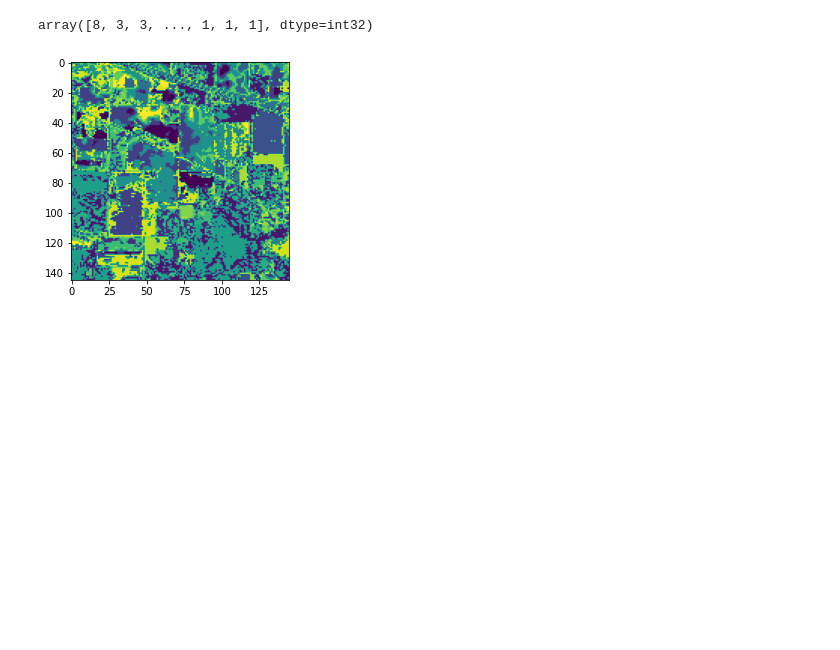
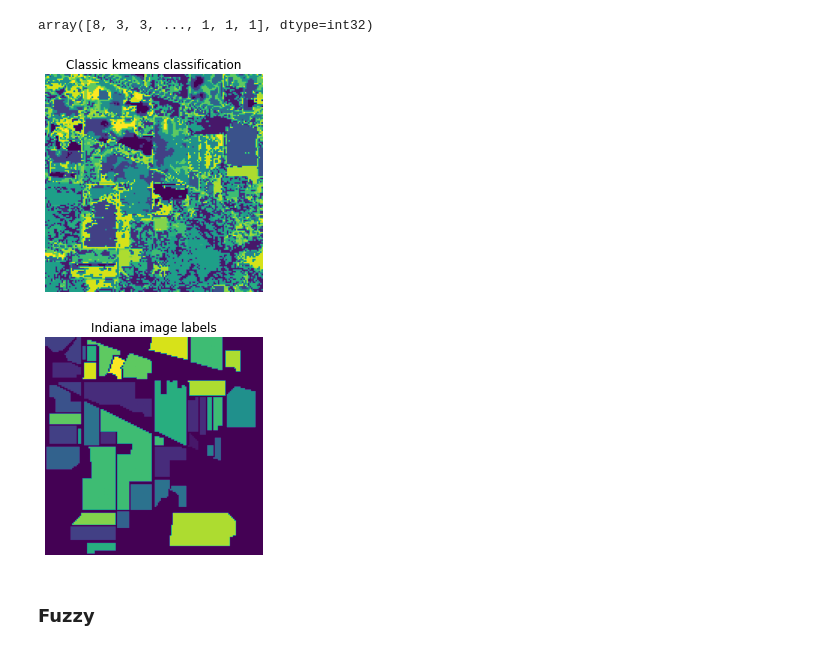
Before and after one commit to SabineHU/projet-IML, a Jupyter notebook: src/first-models.ipynb, the cells around one changed output. Saved outputs shown, nothing was run; the diff lists cells and outputs as text; code cells hidden in the pictures; blank space fills up the shorter version.

```diff
--- a/src/Untitled.ipynb
+++ b/src/first-models.ipynb
@@ -158,8 +161,17 @@ array([8, 3, 3, ..., 1, 1, 1], dtype=int32)
 # %%
 results = model.labels_.copy()
 results = results.reshape((scaled_img.shape[0], scaled_img.shape[1]))
-# %%
-plt.imshow(results)
-plt.show()
-# %% [output]
-[figure, removed]
+# %%
+plt.imshow(results)
+plt.axis('off')
+plt.title('Classic kmeans classification')
+plt.show()
+plt.imshow(indiana_labels)
+plt.axis('off')
+plt.title('Indiana image labels')
+plt.show()
+# %% [output]
+[figure, added]
+[figure, added]
+# %% [markdown]
+### Fuzzy
```
Also changed, not shown: parts of 7 cells of this notebook.
